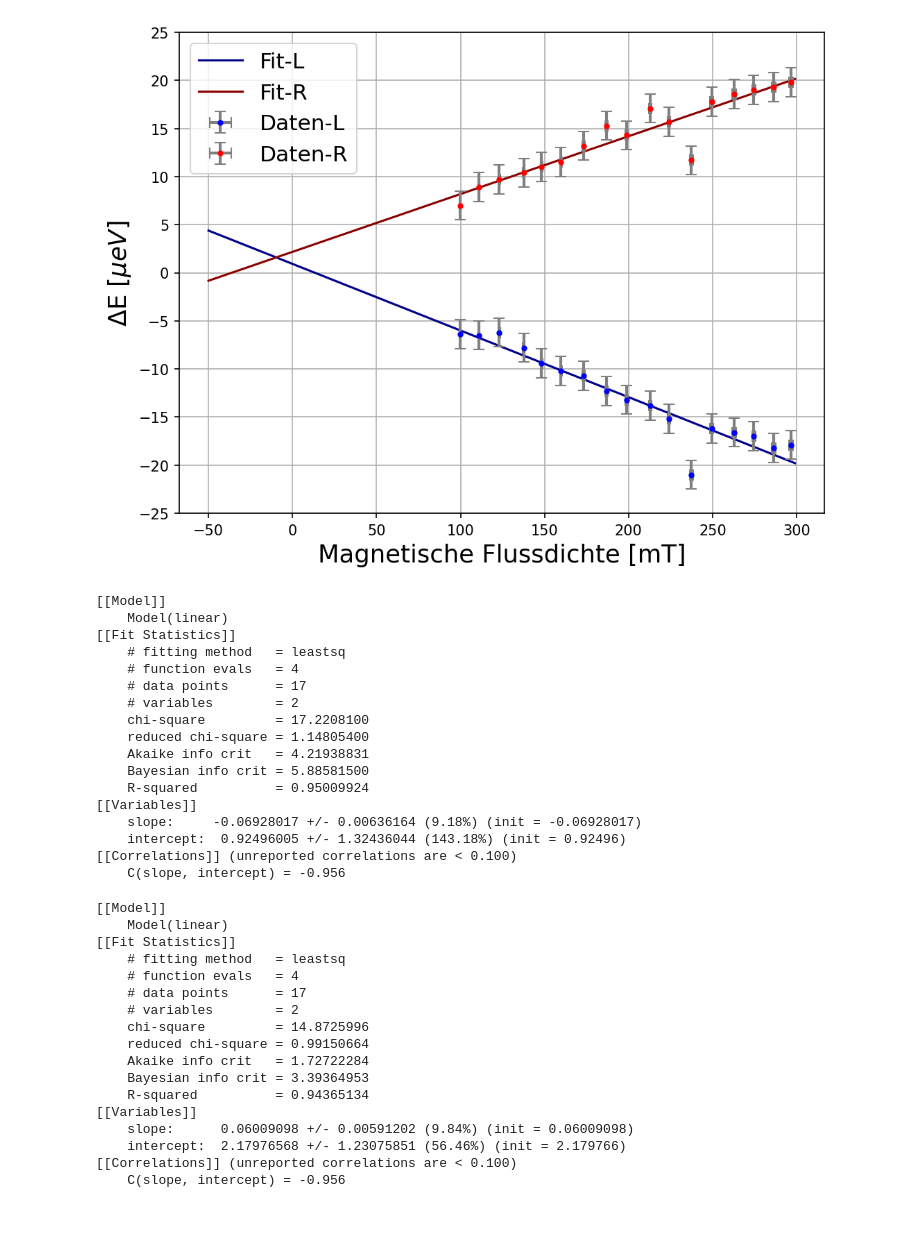
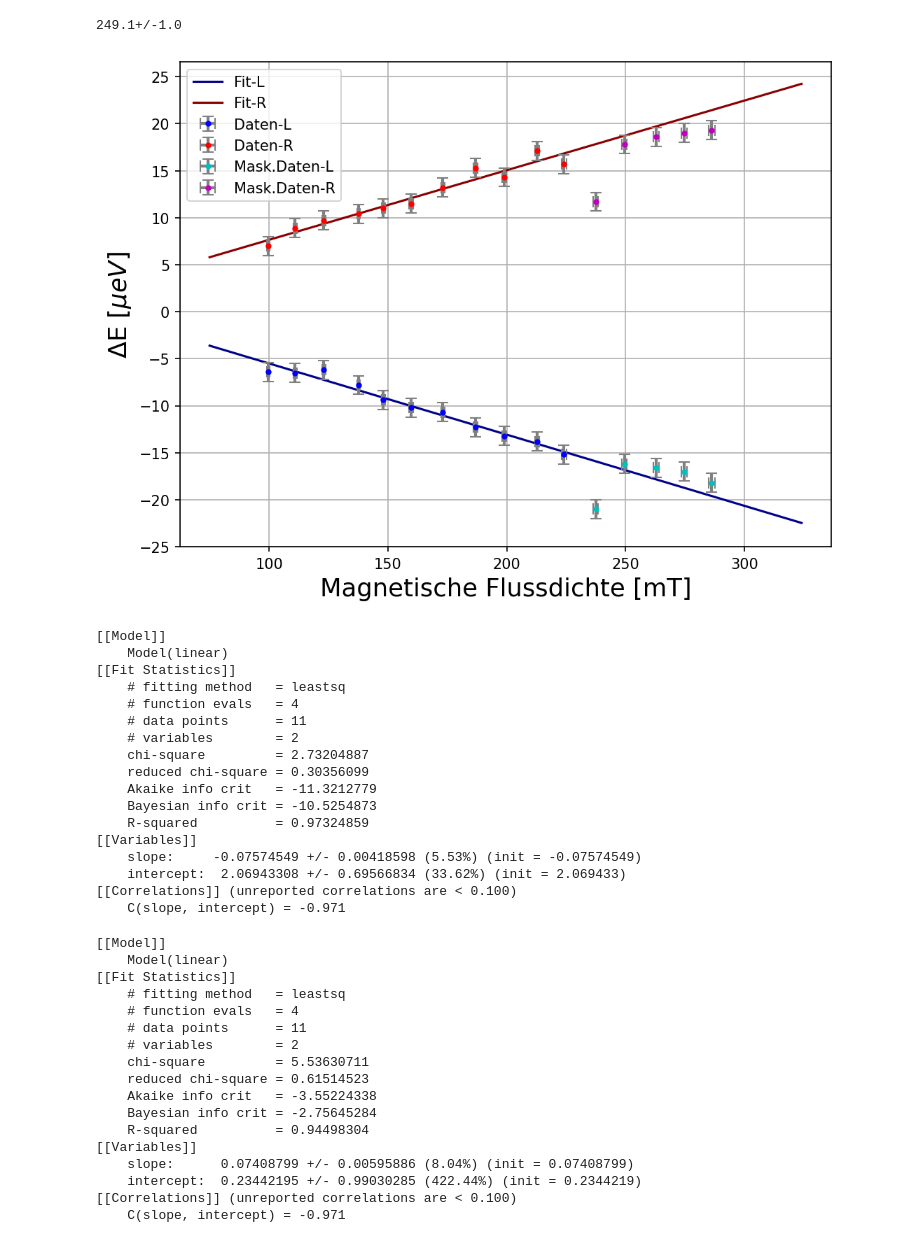
Before and after one commit to Friedrich-Jahns/Fortgeschrittenen-Praktikum-Physik, a Jupyter notebook: FP2_Zeemann/borsch_mag/borsch_mag_fit.ipynb, the cells around one changed output. Drawn from its saved outputs; the diff is of its cells as text; code cells hidden in the pictures.

```diff
--- a/FP2_Zeemann/borsch_mag/borsch_mag_fit.ipynb
+++ b/FP2_Zeemann/borsch_mag/borsch_mag_fit.ipynb
@@ -16,6 +16,10 @@ with open('Data/Data.csv', mode='r') as tf:
 # %%
 slope = ufloat(41.7201052,0.17065753)
 intercept = ufloat(-1.25029763,0.16276203)
+# %%
+print(6*slope+intercept)
+# %% [output]
+249.1+/-1.0
 # %%
 dat1 = []
 mag1 = []
@@ -28,10 +32,10 @@ amp2 = []
 for i in range(len(data[0])):
     if i%2 == 0:
         dat1.append(data[3][i])
-        amp1.append(data[4][i])
+        amp1.append(ufloat(data[4][i],0.01))
     elif i%2 != 0:
         dat2.append(data[3][i])
-        amp2.append(data[4][i])
+        amp2.append(ufloat(data[4][i],0.01))
 
 
 
@@ -39,33 +43,33 @@ for i in range(len(amp1)):
     amp1[i] = (amp1[i]*slope+intercept)
     amp2[i] = (amp2[i]*slope+intercept)
 # %%
-fillerr = np.full(len(dat1),1.5)
-res1 = f.linear_fit(dat1,up.nominal_values(amp1),fillerr)
-res2 = f.linear_fit(dat2,up.nominal_values(amp2),fillerr)
+mask = 11
+fillerr = np.full(len(dat1),1)
+res1 = f.linear_fit(dat1[0:mask],up.nominal_values(amp1)[0:mask],fillerr[0:mask])
+res2 = f.linear_fit(dat2[0:mask],up.nominal_values(amp2)[0:mask],fillerr[0:mask])
 # %%
 fig = plt.figure(figsize=(8,6),dpi=150,linewidth=50)
 
-plt.plot(np.arange(-50,300,1),res1.eval(x=np.arange(-50,300,1)),color='darkblue',linestyle='-',alpha=1,label="Fit-L")
-plt.plot(np.arange(-50,300,1),res2.eval(x=np.arange(-50,300,1)),color='darkred',linestyle='-',alpha=1,label="Fit-R")
+plt.plot(np.arange(75,325,1),res1.eval(x=np.arange(75,325,1)),color='darkblue',linestyle='-',alpha=1,label="Fit-L")
+plt.plot(np.arange(75,325,1),res2.eval(x=np.arange(75,325,1)),color='darkred',linestyle='-',alpha=1,label="Fit-R")
 
 
-plt.errorbar(up.nominal_values(amp1),dat1,xerr=up.std_devs(amp1),yerr = fillerr,fmt='b.',ecolor='gray', elinewidth=2, capsize=4,label = 'Daten-L')
-plt.errorbar(up.nominal_values(amp2),dat2,xerr=up.std_devs(amp2),yerr = fillerr,fmt='r.',ecolor='gray', elinewidth=2, capsize=4,label = 'Daten-R')
+plt.errorbar(up.nominal_values(amp1)[0:mask],dat1[0:mask],xerr=up.std_devs(amp1)[0:mask],yerr = fillerr[0:mask],fmt='b.',ecolor='gray', elinewidth=2, capsize=4,label = 'Daten-L')
+plt.errorbar(up.nominal_values(amp2)[0:mask],dat2[0:mask],xerr=up.std_devs(amp2)[0:mask],yerr = fillerr[0:mask],fmt='r.',ecolor='gray', elinewidth=2, capsize=4,label = 'Daten-R')
 
-
-
-
+plt.errorbar(up.nominal_values(amp1)[mask:-1],dat1[mask:-1],xerr=up.std_devs(amp1)[mask:-1],yerr = fillerr[mask:-1],fmt='.c',ecolor='gray', elinewidth=2, capsize=4,label="Mask.Daten-L")
+plt.errorbar(up.nominal_values(amp2)[mask:-1],dat2[mask:-1],xerr=up.std_devs(amp2)[mask:-1],yerr = fillerr[mask:-1],fmt='.m',ecolor='gray', elinewidth=2, capsize=4,label="Mask.Daten-R")
 
 
 
 plt.yticks(np.arange(-25,30,5))
 plt.ylabel('$\Delta$E [$\mu eV$]',fontsize = 17)
 plt.xlabel('Magnetische Flussdichte [mT]',fontsize = 17)
 plt.grid()
-plt.legend(fontsize = 15)
+plt.legend(fontsize = 10)
 plt.savefig('Res/borsch_mag.pdf')
 # %% [output]
-[figure, old version]
+[figure, new version]
 # %%
 print(res1.fit_report())
 # %% [output]
@@ -74,18 +78,18 @@ print(res1.fit_report())
 [[Fit Statistics]]
     # fitting method   = leastsq
     # function evals   = 4
-    # data points      = 17
+    # data points      = 11
     # variables        = 2
-    chi-square         = 17.2208100
-    reduced chi-square = 1.14805400
-    Akaike info crit   = 4.21938831
-    Bayesian info crit = 5.88581500
-    R-squared          = 0.95009924
+    chi-square         = 2.73204887
+    reduced chi-square = 0.30356099
+    Akaike info crit   = -11.3212779
+    Bayesian info crit = -10.5254873
+    R-squared          = 0.97324859
 [[Variables]]
-    slope:     -0.06928017 +/- 0.00636164 (9.18%) (init = -0.06928017)
-    intercept:  0.92496005 +/- 1.32436044 (143.18%) (init = 0.92496)
+    slope:     -0.07574549 +/- 0.00418598 (5.53%) (init = -0.07574549)
+    intercept:  2.06943308 +/- 0.69566834 (33.62%) (init = 2.069433)
 [[Correlations]] (unreported correlations are < 0.100)
-    C(slope, intercept) = -0.956
+    C(slope, intercept) = -0.971
 # %%
 print(res2.fit_report())
 # %% [output]
@@ -94,15 +98,15 @@ print(res2.fit_report())
 [[Fit Statistics]]
     # fitting method   = leastsq
     # function evals   = 4
-    # data points      = 17
+    # data points      = 11
     # variables        = 2
-    chi-square         = 14.8725996
-    reduced chi-square = 0.99150664
-    Akaike info crit   = 1.72722284
-    Bayesian info crit = 3.39364953
-    R-squared          = 0.94365134
+    chi-square         = 5.53630711
+    reduced chi-square = 0.61514523
+    Akaike info crit   = -3.55224338
+    Bayesian info crit = -2.75645284
+    R-squared          = 0.94498304
 [[Variables]]
-    slope:      0.06009098 +/- 0.00591202 (9.84%) (init = 0.06009098)
-    intercept:  2.17976568 +/- 1.23075851 (56.46%) (init = 2.179766)
+    slope:      0.07408799 +/- 0.00595886 (8.04%) (init = 0.07408799)
+    intercept:  0.23442195 +/- 0.99030285 (422.44%) (init = 0.2344219)
 [[Correlations]] (unreported correlations are < 0.100)
-    C(slope, intercept) = -0.956
+    C(slope, intercept) = -0.971
```
Also changed, not shown: parts of 1 cell of this notebook, 3 other files.
